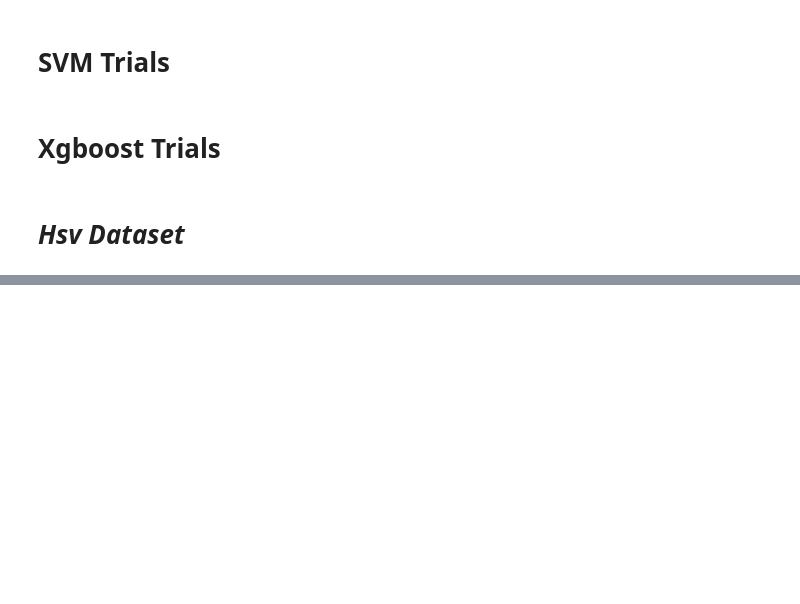
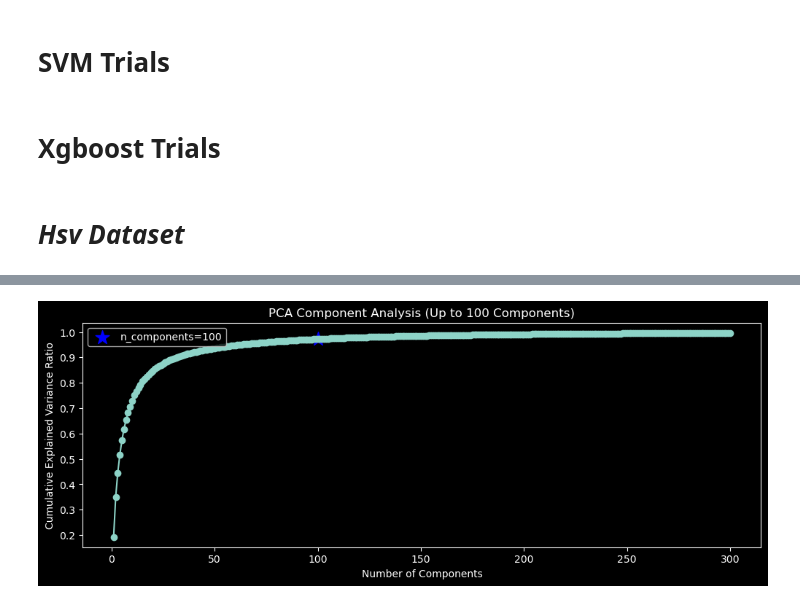
Before and after one commit to Abdulrahman-Mostafa10/Plant-Disease-Detection, a Jupyter notebook: Modelling_part.ipynb, the cells around one changed output, grey strips where cells are left out. Cells and saved outputs as stored; diff of their text form; code cells hidden in the pictures; blank space fills up the shorter version.

```diff
--- a/Modelling_part.ipynb
+++ b/Modelling_part.ipynb
@@ -1196,0 +1253,15 @@ plt.show()
+# %%
+X_train_hsv_df = Train_hsv_df.iloc[:, :-1]
+X_val_hsv_df = Validation_hsv_df.iloc[:, :-1]
+X_test_hsv_df = Test_hsv_df.iloc[:, :-1]
+
+y_train_hsv_df = Train_hsv_df.iloc[:, -1]
+y_val_hsv_df = Validation_hsv_df.iloc[:, -1]
+y_test_hsv_df = Test_hsv_df.iloc[:, -1]
+
+print(f"X_train shape: {X_train_hsv_df.shape}")
+print(f"y_train shape: {y_train_hsv_df.shape}")
+print(f"X_val shape: {X_val_hsv_df.shape}")
+print(f"y_val shape: {y_val_hsv_df.shape}")
+print(f"X_test shape: {X_test_hsv_df.shape}")
+print(f"y_test shape: {y_test_hsv_df.shape}")
@@ -1196,0 +1275,5 @@ plt.show()
+# %%
+X_train_scaled_hsv_df, X_val_scaled_hsv_df, X_test_scaled_hsv_df = scale_features(X_train_hsv_df, X_val_hsv_df, X_test_hsv_df)
+print(f"X_train_scaled shape: {X_train_scaled_hsv_df.shape}")
+print(f"X_val_scaled shape: {X_val_scaled_hsv_df.shape}")
+print(f"X_test_scaled shape: {X_test_scaled_hsv_df.shape}")
@@ -1196,0 +1306,61 @@ plt.show()
+# %%
+from sklearn.decomposition import PCA
+n_components = np.arange(1, 301)  # Testing up to 12 components
+explained_variance_ratios = []
+aic_scores = []
+
+for n in n_components:
+    pca = PCA(n_components=n)
+    X_train_pca = pca.fit_transform(X_train_scaled_hsv_df)  # Fit PCA only on the training set
+
+    cum_explained_variance = np.sum(pca.explained_variance_ratio_)
+    explained_variance_ratios.append(cum_explained_variance)
+
+    # Calculate approximate AIC score
+    k = n
+    log_likelihood = -0.5 * X_train_scaled_hsv_df.shape[0] * np.log(2 * np.pi * np.mean(pca.explained_variance_))
+    aic = 2 * k - 2 * log_likelihood
+    aic_scores.append(aic)
+
+    print(f"Number of Components: {n}, Cumulative Explained Variance Ratio: {cum_explained_variance:.4f}, Approx. AIC: {aic:.4f}")
+
+# Step 3: Plot explained variance
+plt.figure(figsize=(12, 4))
+plt.plot(n_components, explained_variance_ratios, marker='o')
+plt.scatter(100, explained_variance_ratios[99], c='b', marker='*', label="n_components=100", s=200)
+plt.xlabel('Number of Components')
+plt.ylabel('Cumulative Explained Variance Ratio')
+plt.title('PCA Component Analysis (Up to 100 Components)')
+plt.legend()
+plt.show()
+
+# Plot AIC scores
+plt.figure(figsize=(12, 4))
+plt.plot(n_components, aic_scores, marker='o')
+plt.scatter(100, aic_scores[99], c='b', marker='*', label="n_components=100", s=200)
+plt.xlabel('Number of Components')
+plt.ylabel('Approx. AIC Score')
+plt.title('Approx. AIC Score for PCA Component Analysis')
+plt.legend()
+plt.show()
+
+optimal_n_components = 100  # Update this based on your analysis
+pca = PCA(n_components=optimal_n_components)
+
+# Apply PCA transformation only using the training fit
+X_train_pca_hsv_df = pca.fit_transform(X_train_scaled_hsv_df)
+X_val_pca_hsv_df = pca.transform(X_val_scaled_hsv_df)  # Apply transformation to validation
+X_test_pca_hsv_df = pca.transform(X_test_scaled_hsv_df)  # Apply transformation to test
+
+# Convert the NumPy arrays to DataFrame
+X_train_pca_hsv_df = pd.DataFrame(X_train_pca_hsv_df)
+X_val_pca_hsv_df = pd.DataFrame(X_val_pca_hsv_df)
+X_test_pca_hsv_df = pd.DataFrame(X_test_pca_hsv_df)
+
+# Now they are DataFrames and ready for use with pandas workflows
+print("PCA transformed data converted to DataFrame.")
+# Print the shapes
+print("Shape of X_train_pca_hsv_df:", X_train_pca_hsv_df.shape)
+print("Shape of X_val_pca_hsv_df:", X_val_pca_hsv_df.shape)
+print("Shape of X_test_pca_hsv_df:", X_test_pca_hsv_df.shape)
+# %% [output]
@@ -1196,0 +1384 @@ plt.show()
+[figure, added]
```
Also changed, not shown: parts of 19 cells of this notebook.
